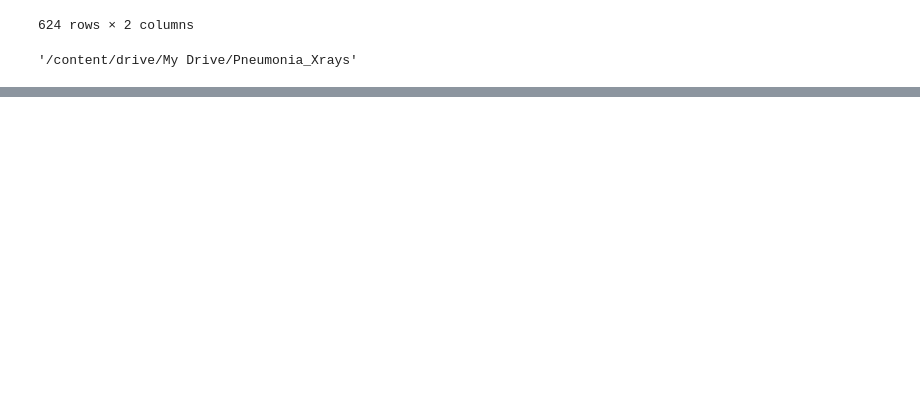
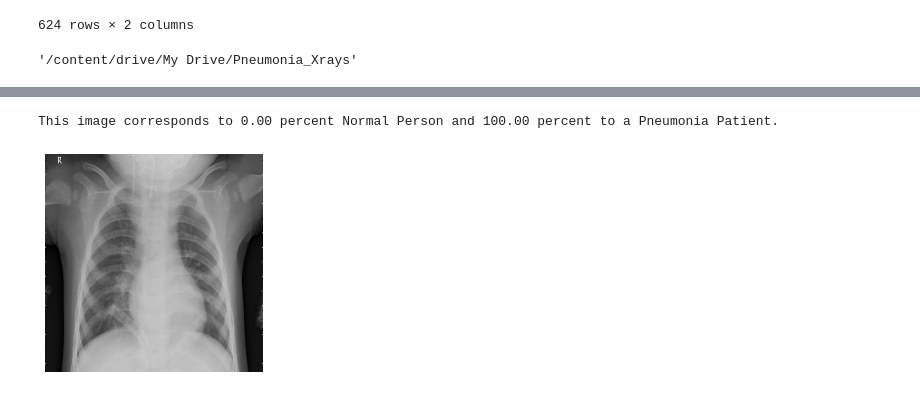
Before and after one commit to OuahabAchraf99/Pneumonia_Classification, a Jupyter notebook: Pneumonia_Classification.ipynb, the cells around one changed output, grey strips where cells are left out. Cells and saved outputs as stored; diff of their text form; code cells hidden in the pictures; blank space fills up the shorter version.

```diff
--- a/Pneumonia_Classification.ipynb
+++ b/Pneumonia_Classification.ipynb
@@ -356,0 +349,5 @@ This image is 0.00 percent cat and 100.00 percent dog.
+# %%
+Predict("/content/drive/My Drive/Pneumonia_Xrays/test/00623.jpeg")
+# %% [output]
+This image corresponds to 0.00 percent Normal Person and 100.00 percent to a Pneumonia Patient.
+[figure, added]
```
Also changed, not shown: parts of 7 cells of this notebook.
